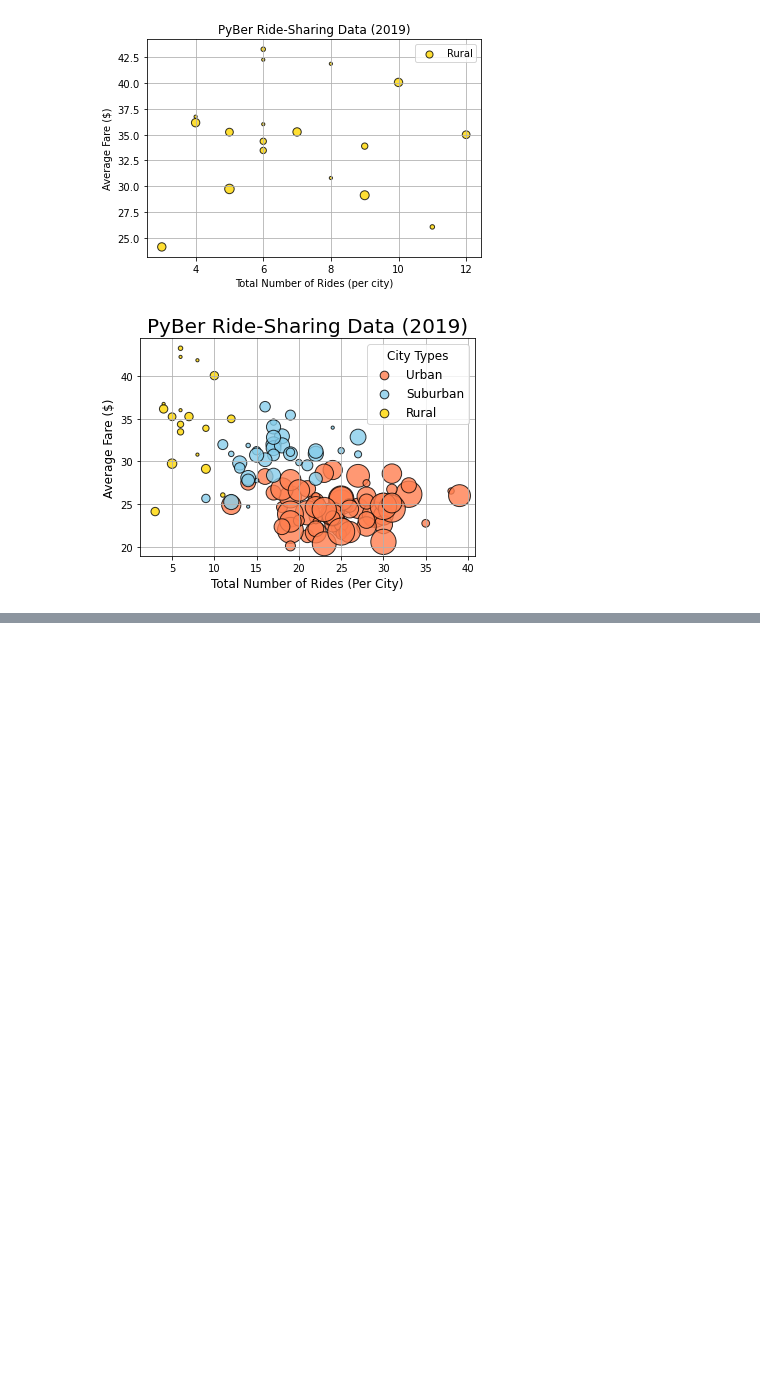
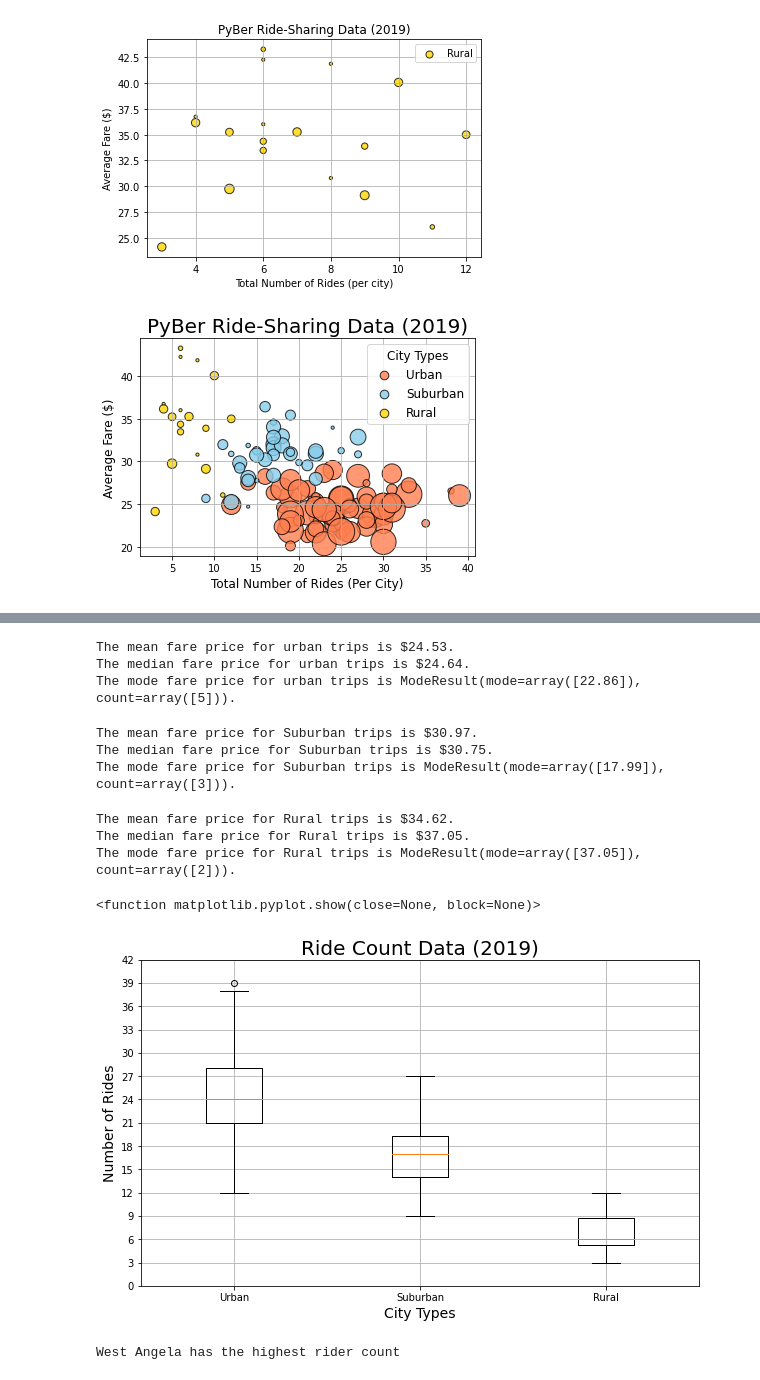
Before and after one commit to rhiandoy/PyBer_Analysis, a Jupyter notebook: PyBer.ipynb, the cells around one changed output, grey strips where cells are left out. Drawn from its saved outputs; the diff is of its cells as text; code cells hidden in the pictures; blank space fills up the shorter version.

Commit message:
added graphs for all three cities

```diff
--- a/PyBer.ipynb
+++ b/PyBer.ipynb
@@ -7,9 +7,8 @@ import matplotlib.pyplot as plt
 import pandas as pd
 # %%
 # files to load
-
-city_data_to_load = "PyBer_Analysis/Resources/city_data.csv"
-ride_data_to_load = "PyBer_Analysis/Resources/ride_data.csv"
+city_data_to_load = "Resources/city_data.csv"
+ride_data_to_load = "Resources/ride_data.csv"
 # %%
 # Read the city data file and store in pandas frame
 city_data_df = pd.read_csv(city_data_to_load)
@@ -284,0 +432,42 @@ lgnd.get_title().set_fontsize(12)
+# %%
+# Calculate the measures of central tendency for the average fare for the urban cities.
+mean_urban_fares = np.mean(urban_fares)
+print(f"The mean fare price for urban trips is ${mean_urban_fares:.2f}.")
+
+median_urban_fares = np.median(urban_fares)
+print(f"The median fare price for urban trips is ${median_urban_fares:.2f}.")
+
+mode_urban_fares = sts.mode(urban_fares)
+print(f"The mode fare price for urban trips is {mode_urban_fares}.")
+# %% [output]
+The mean fare price for urban trips is $24.53.
+The median fare price for urban trips is $24.64.
+The mode fare price for urban trips is ModeResult(mode=array([22.86]), count=array([5])).
+# %%
+# Calculate the measures of central tendency for the average fare for the Suburban cities.
+mean_suburban_fares = np.mean(suburban_fares)
+print(f"The mean fare price for Suburban trips is ${mean_suburban_fares:.2f}.")
+
+median_suburban_fares = np.median(suburban_fares)
+print(f"The median fare price for Suburban trips is ${median_suburban_fares:.2f}.")
+
+mode_suburban_fares = sts.mode(suburban_fares)
+print(f"The mode fare price for Suburban trips is {mode_suburban_fares}.")
+# %% [output]
+The mean fare price for Suburban trips is $30.97.
+The median fare price for Suburban trips is $30.75.
+The mode fare price for Suburban trips is ModeResult(mode=array([17.99]), count=array([3])).
+# %%
+# Calculate the measures of central tendency for the average fare for the Rural cities.
+mean_rural_fares = np.mean(rural_fares)
+print(f"The mean fare price for Rural trips is ${mean_rural_fares:.2f}.")
+
+median_rural_fares = np.median(rural_fares)
+print(f"The median fare price for Rural trips is ${median_rural_fares:.2f}.")
+
+mode_rural_fares = sts.mode(rural_fares)
+print(f"The mode fare price for Rural trips is {mode_rural_fares}.")
+# %% [output]
+The mean fare price for Rural trips is $34.62.
+The median fare price for Rural trips is $37.05.
+The mode fare price for Rural trips is ModeResult(mode=array([37.05]), count=array([2])).
@@ -284,0 +479,21 @@ lgnd.get_title().set_fontsize(12)
+# %%
+# Create the box and whisker plot for urban cities ride count
+x_labels = ["Urban", "Suburban", "Rural"]
+ride_count_data = [urban_ride_count, suburban_ride_count, rural_ride_count]
+fig, ax = plt.subplots(figsize=(10,6))
+ax.set_title('Ride Count Data (2019)', fontsize=20)
+ax.set_ylabel('Number of Rides', fontsize=14)
+ax.set_xlabel('City Types', fontsize=14)
+ax.boxplot(ride_count_data, labels=x_labels)
+ax.set_yticks(np.arange(0, 45, step=3.0))
+ax.grid()
+plt.show
+# %% [output]
+<function matplotlib.pyplot.show(close=None, block=None)>
+[figure, added]
+# %%
+# Get the city that matches 39
+urban_city_outlier = urban_ride_count[urban_ride_count==39].index[0]
+print(f"{urban_city_outlier} has the highest rider count")
+# %% [output]
+West Angela has the highest rider count
```
Also changed, not shown: parts of 23 cells of this notebook, 2 other files.
